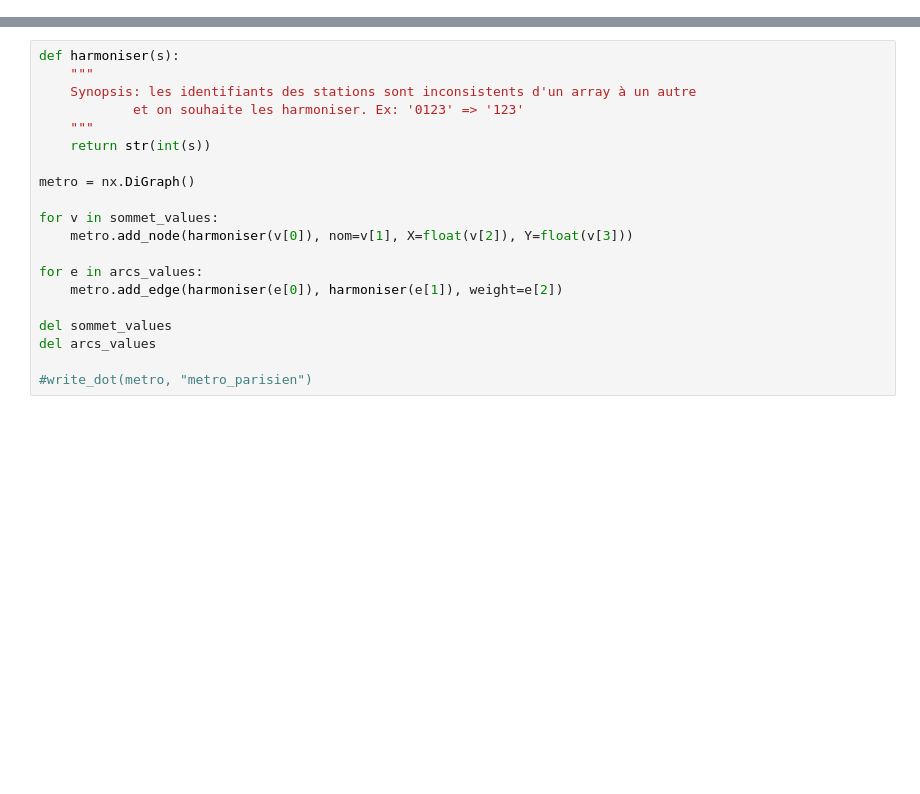
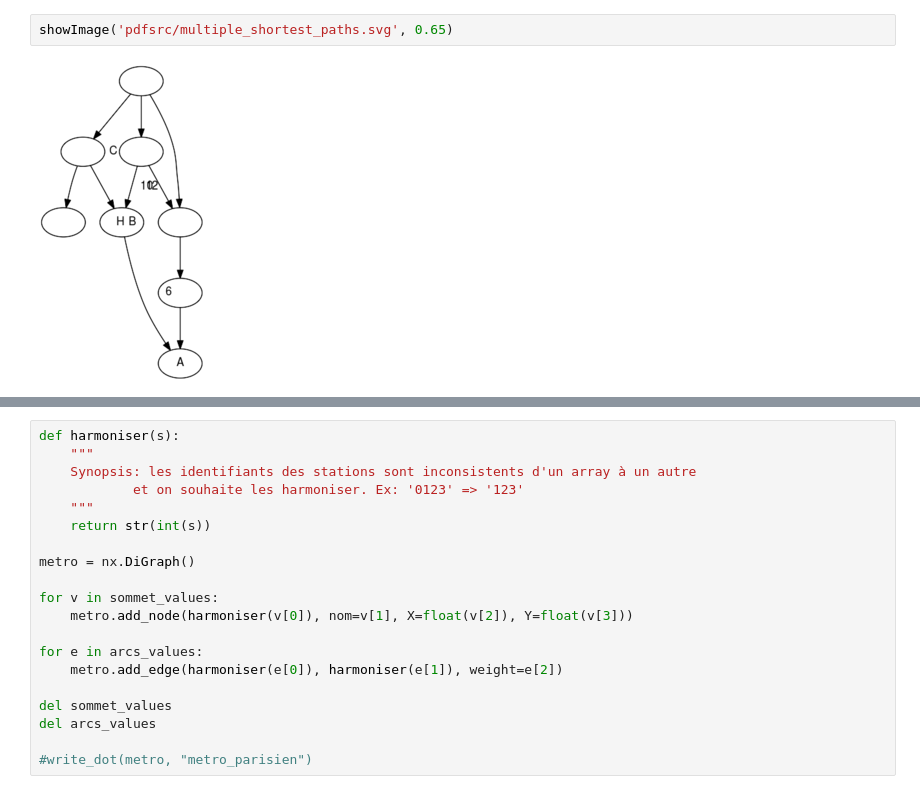
Before and after one commit to mhoangvslev/TEA_Graphs, a Jupyter notebook: TEA_Graphs.ipynb, the cells around one changed output, grey strips where cells are left out. Drawn from its saved outputs; the diff is of its cells as text; blank space fills up the shorter version.

```diff
--- a/TEA_Graphs.ipynb
+++ b/TEA_Graphs.ipynb
@@ -525,0 +67,4 @@ del noms_coordonnees
+# %%
+showImage('pdfsrc/multiple_shortest_paths.svg', 0.65)
+# %% [output]
+[figure, added]
```
Also changed, not shown: parts of 54 cells of this notebook, 10 other files.
